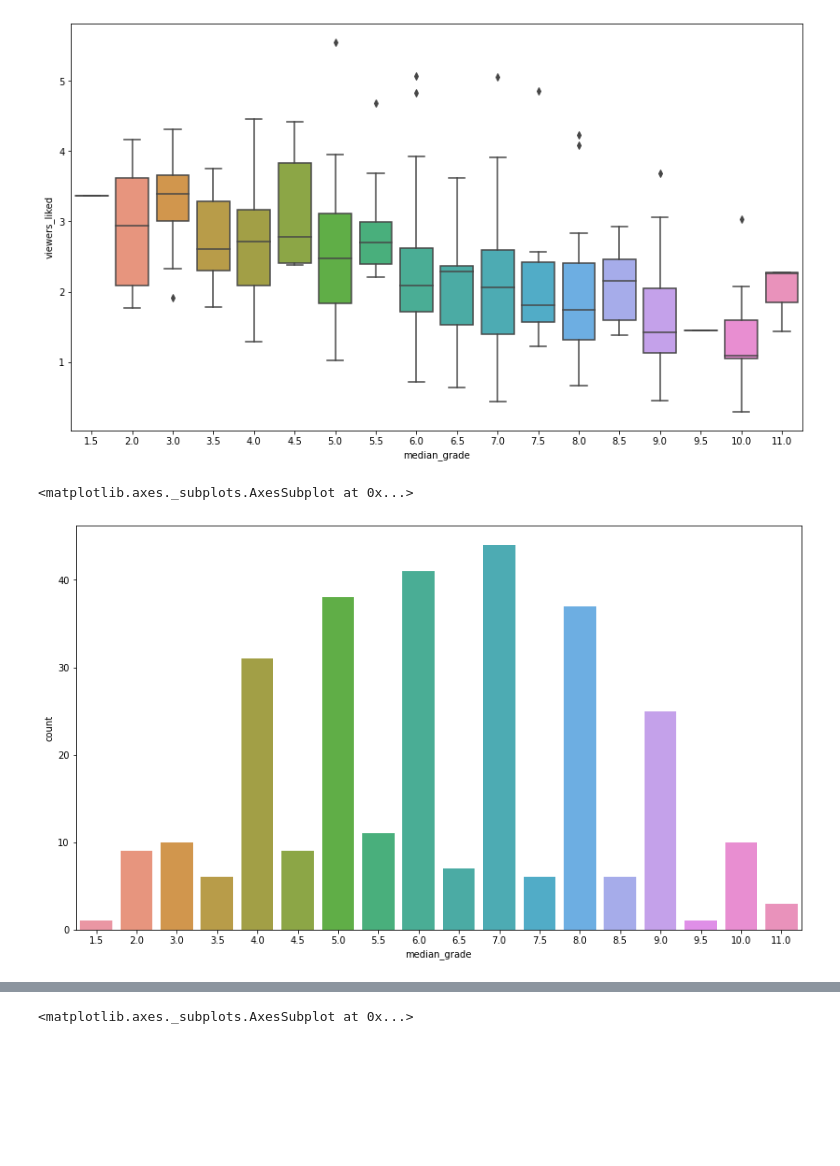
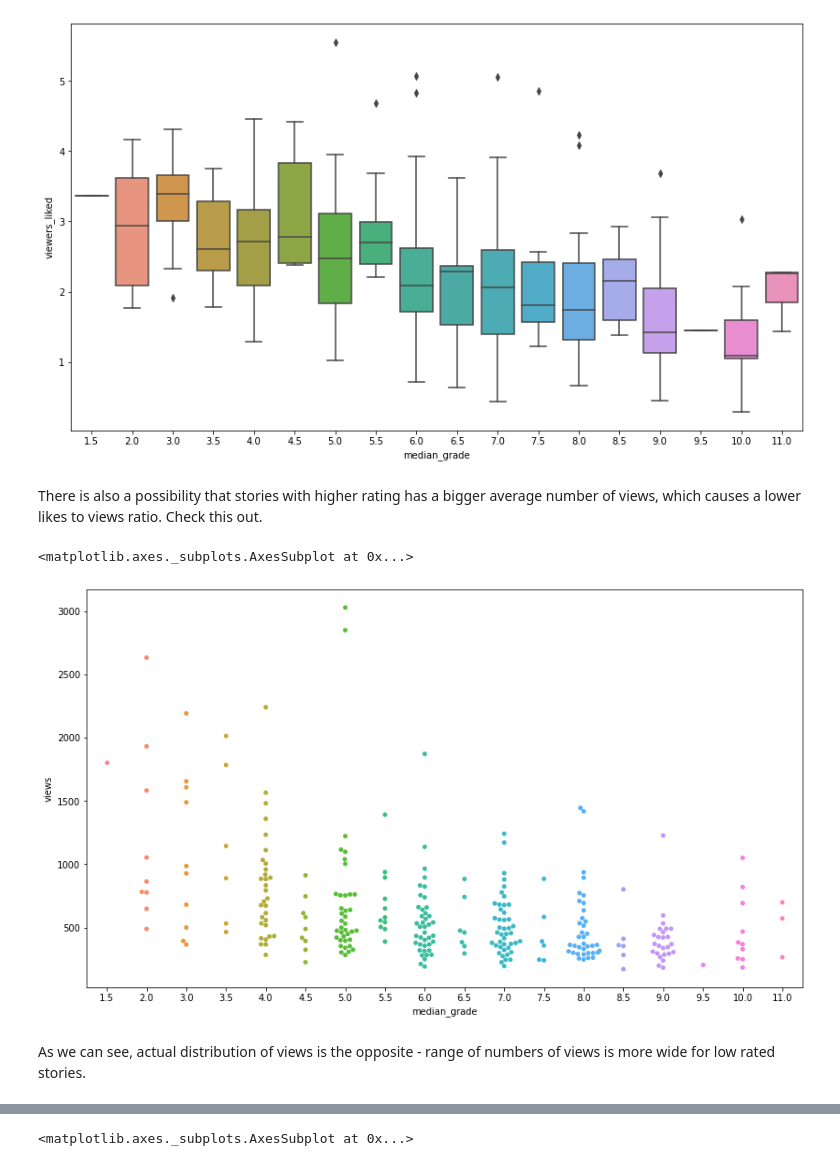
Before and after one commit to SergIvo/data-analysis-studies, a Jupyter notebook: AuthorToday EDA.ipynb, the cells around one changed output, grey strips where cells are left out. Cells and saved outputs as stored; diff of their text form; code cells hidden in the pictures; blank space fills up the shorter version.

```diff
--- a/AuthorToday EDA.ipynb
+++ b/AuthorToday EDA.ipynb
@@ -84,11 +85,17 @@ sns.boxplot(x = dataset['median_grade'],
 # %% [output]
 <matplotlib.axes._subplots.AxesSubplot at 0x...>
 [figure]
+# %% [markdown]
+There is also a possibility that stories with higher rating has a bigger average number of views, which causes a lower likes to views ratio. Check this out.
 # %%
 plt.figure(figsize = (14, 8))
-sns.countplot(x = dataset['median_grade'])
+#sns.countplot(x = dataset['median_grade'])
+sns.swarmplot(x = dataset['median_grade'],
+           y = dataset['views'])
 # %% [output]
 <matplotlib.axes._subplots.AxesSubplot at 0x...>
-[figure, old version]
+[figure, new version]
+# %% [markdown]
+As we can see, actual distribution of views is the opposite - range of numbers of views is more wide for low rated stories.
 # %%
 plt.figure(figsize = (14, 8))
```
Also changed, not shown: parts of 30 cells of this notebook.
